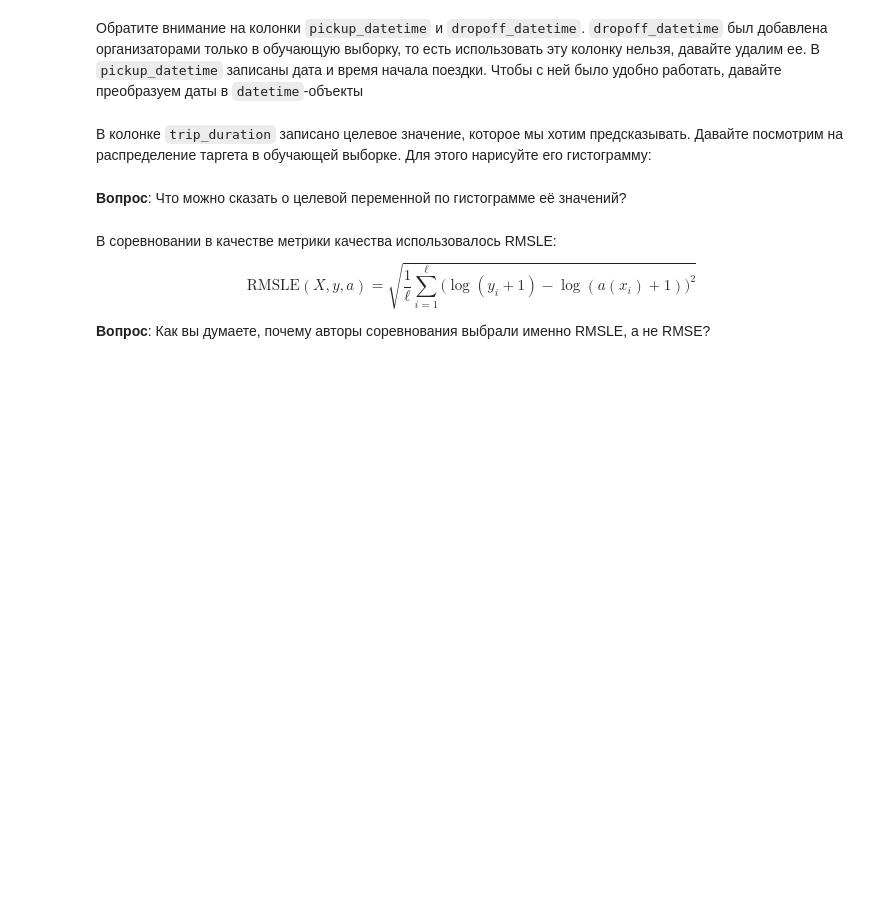
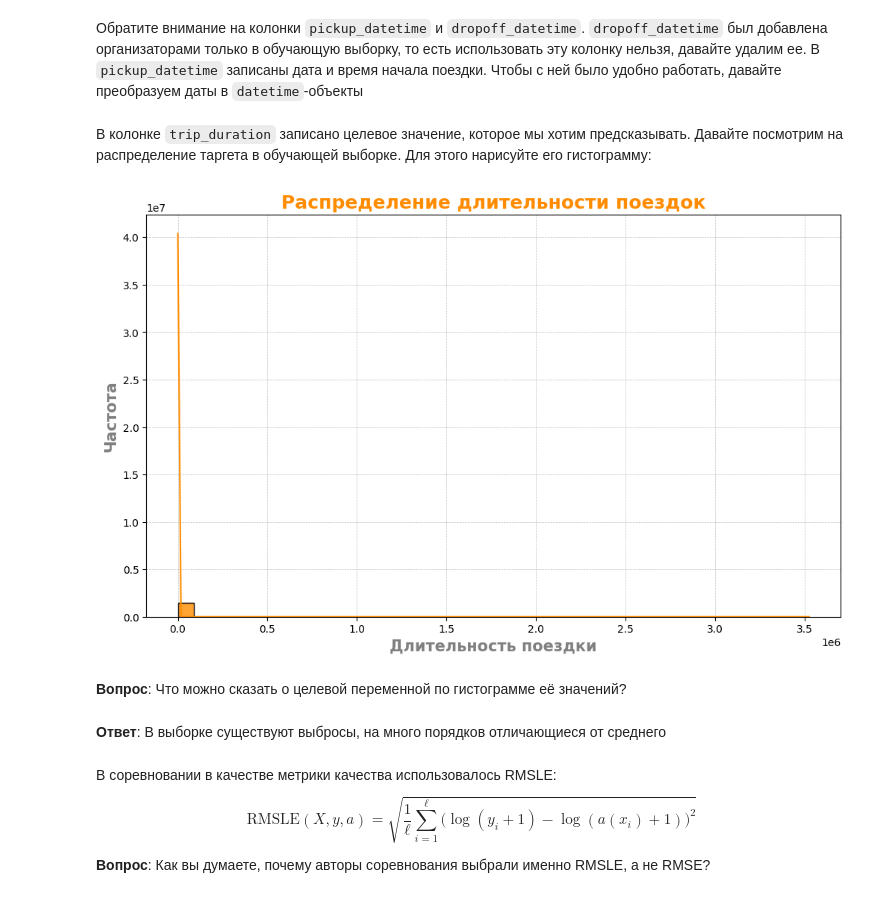
Before and after one commit to AndreiPolischuk/ML_HOMEWORKS, a Jupyter notebook: HW2/homework_practice_02_linregr-Полищук.ipynb, the cells around one changed output. Cells and saved outputs as stored; diff of their text form; code cells hidden in the pictures; blank space fills up the shorter version.

```diff
--- a/HW2/homework_practice_02_linregr-Полищук.ipynb
+++ b/HW2/homework_practice_02_linregr-Полищук.ipynb
@@ -86,0 +74,3 @@ import numpy as np
+# %%
+df = pd.read_csv('train.csv')
+df
@@ -91,2 +108,5 @@ import numpy as np
+# %%
+df = df.drop(['dropoff_datetime'])
+df['pickup_datetime'] = pd.to_datetime(df['pickup_datetime'])
 # %% [markdown]
 В колонке `trip_duration` записано целевое значение, которое мы хотим предсказывать. Давайте посмотрим на распределение таргета в обучающей выборке. Для этого нарисуйте его гистограмму:
@@ -95,5 +113,28 @@ import numpy as np
+# %%
+plt.figure(figsize=(12, 7))
+sns.histplot(
+    data=df,
+    x='trip_duration',
+    bins=40,
+    kde=True,
+    color="darkorange",
+    edgecolor="black",
+    alpha=0.8
+)
+
+plt.title("Распределение длительности поездок", fontsize=18, fontweight='bold', color='darkorange')
+plt.xlabel("Длительность поездки", fontsize=15, fontweight='bold', color='gray')
+plt.ylabel("Частота", fontsize=15, fontweight='bold', color='gray')
+
+plt.grid(visible=True, color='gray', linestyle='--', linewidth=0.5, alpha=0.5)
+
+plt.show()
+# %% [output]
+[figure, added]
 # %% [markdown]
 **Вопрос**: Что можно сказать о целевой переменной по гистограмме её значений?
+# %% [markdown]
+**Ответ**: В выборке существуют выбросы, на много порядков отличающиеся от среднего
 # %% [markdown]
 В соревновании в качестве метрики качества использовалось RMSLE:
 $$\text{RMSLE}(X, y, a) = \sqrt{\frac{1}{\ell}\sum_{i=1}^{\ell} \big(\log{(y_i + 1)} - \log{(a(x_i) + 1)}\big)^2}$$
```
Also changed, not shown: parts of 10 cells of this notebook.
